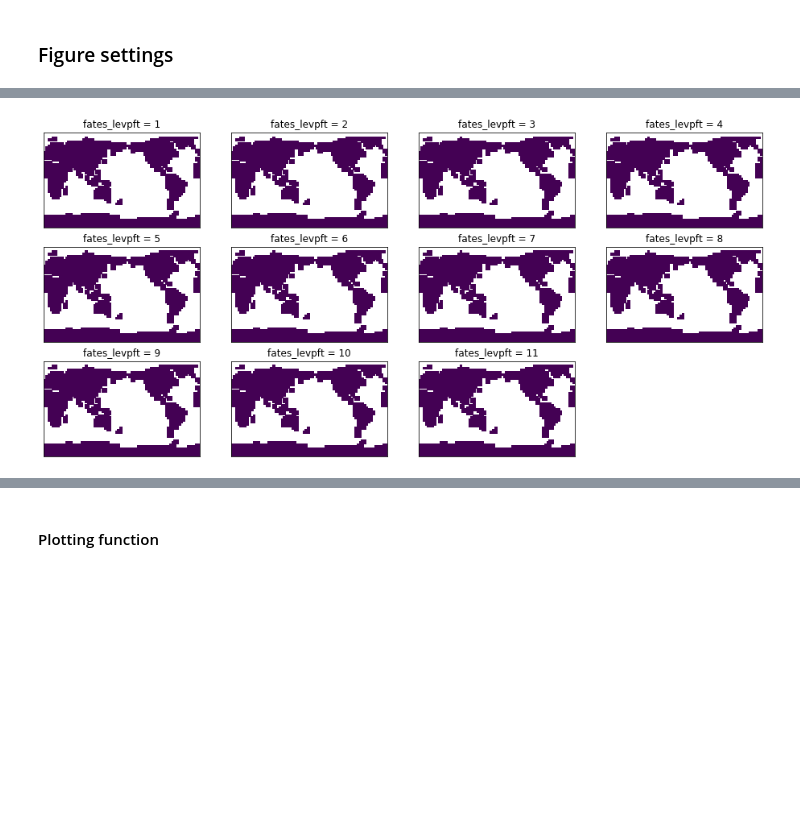
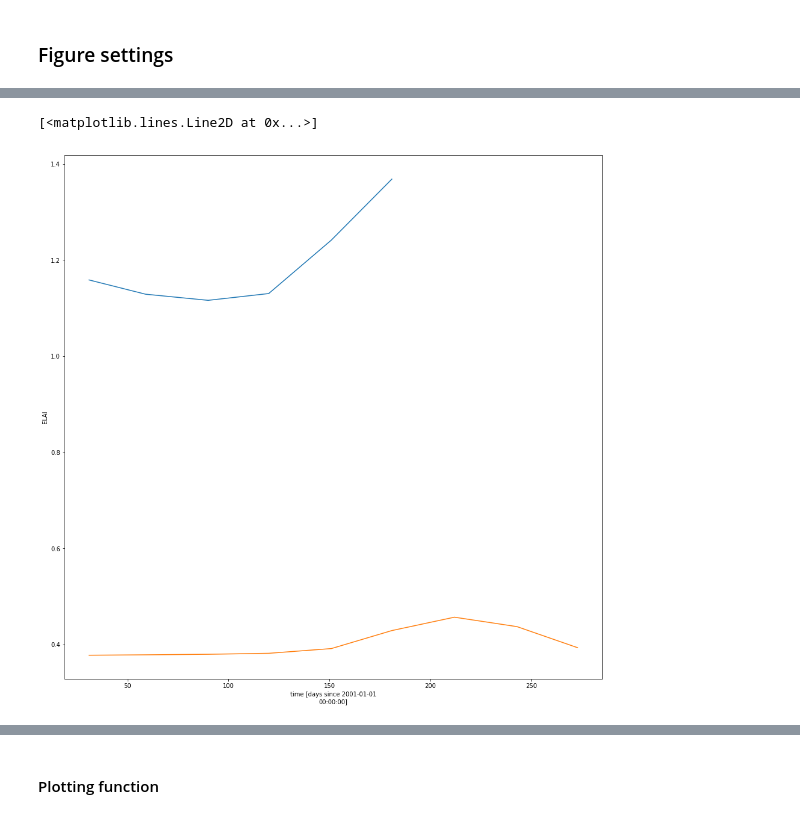
Before and after one commit to rosiealice/fates_sp_ensembles, a Jupyter notebook: SP_wue_rad.ipynb, the cells around one changed output, grey strips where cells are left out. Saved outputs shown, nothing was run; the diff lists cells and outputs as text; code cells hidden in the pictures; blank space fills up the shorter version.

```diff
--- a/SP_wue_rad.ipynb
+++ b/SP_wue_rad.ipynb
@@ -186,6 +205,7 @@ dFSR=[]
 dLNC=[]
 dSABV=[]
 dSABG=[]
+dESAI=[]
 dTSAI=[]
 dFCEV=[]
 dFSDS=[]
@@ -259,6 +279,7 @@ if doanalysis ==1:
         dSH.append(np.multiply(ds1.FSH,1))
         dLHSH.append(np.add(ds1.FSH,ds1.EFLX_LH_TOT ))
         dLH.append(ds1.EFLX_LH_TOT)
+        dESAI.append(ds1.ESAI)
         dHTOP.append(ds1.HTOP)
         dRH2M.append(ds1.RH2M)
         dTOTRAD.append(ds1.FSR+ds1.SABV+ds1.SABG)
@@ -328,14 +412,16 @@ for p in pfts:
 # %%
 fig = plt.figure()
-lb=np.mean(ds1.PFTbiomass,0)
-pfts = range(1,12)
-for p in pfts:
-   ax = fig.add_subplot(4, 4, p)
-   pft0=lb.isel(fates_levpft=p-1)
-   pft1=lb.isel(fates_levpft=p-1)
-   diff=pft1-pft0
-   diff.plot(add_colorbar=False)
-   ax.get_xaxis().set_visible(False)
-   ax.get_yaxis().set_visible(False)
+pfts = range(1,13)
+l1=ds1.ELAI
+l0=ds0.ELAI
+
+pft0_lat=np.mean(l0,1)
+pft0_lat_lon=np.mean(pft0_lat,1)
+pft0_lat_lon.plot()
+
+pft1_lat=np.mean(l1,1)
+pft1_lat_lon=np.mean(pft1_lat,1)
+pft1_lat_lon.plot()
 # %% [output]
+[<matplotlib.lines.Line2D at 0x...>]
-[figure, old version]
+[figure, new version]
```
Also changed, not shown: parts of 39 cells of this notebook.
